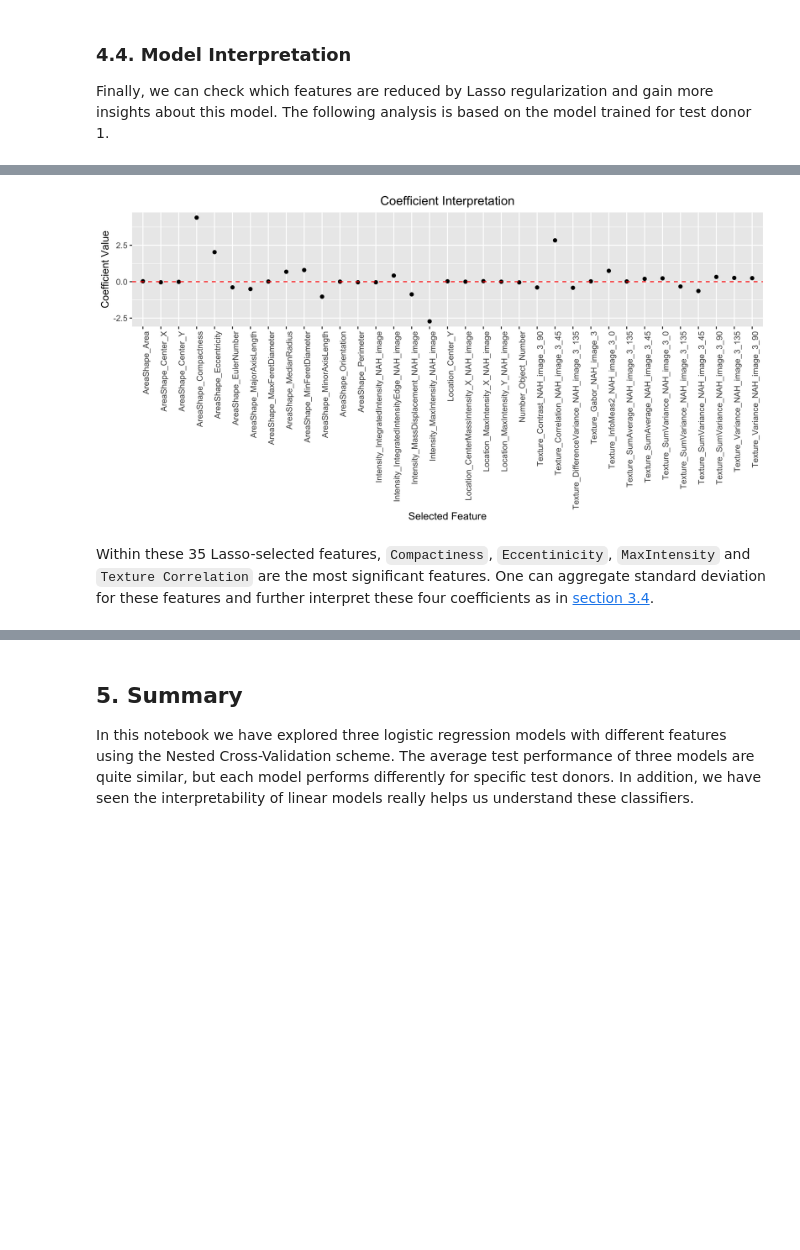
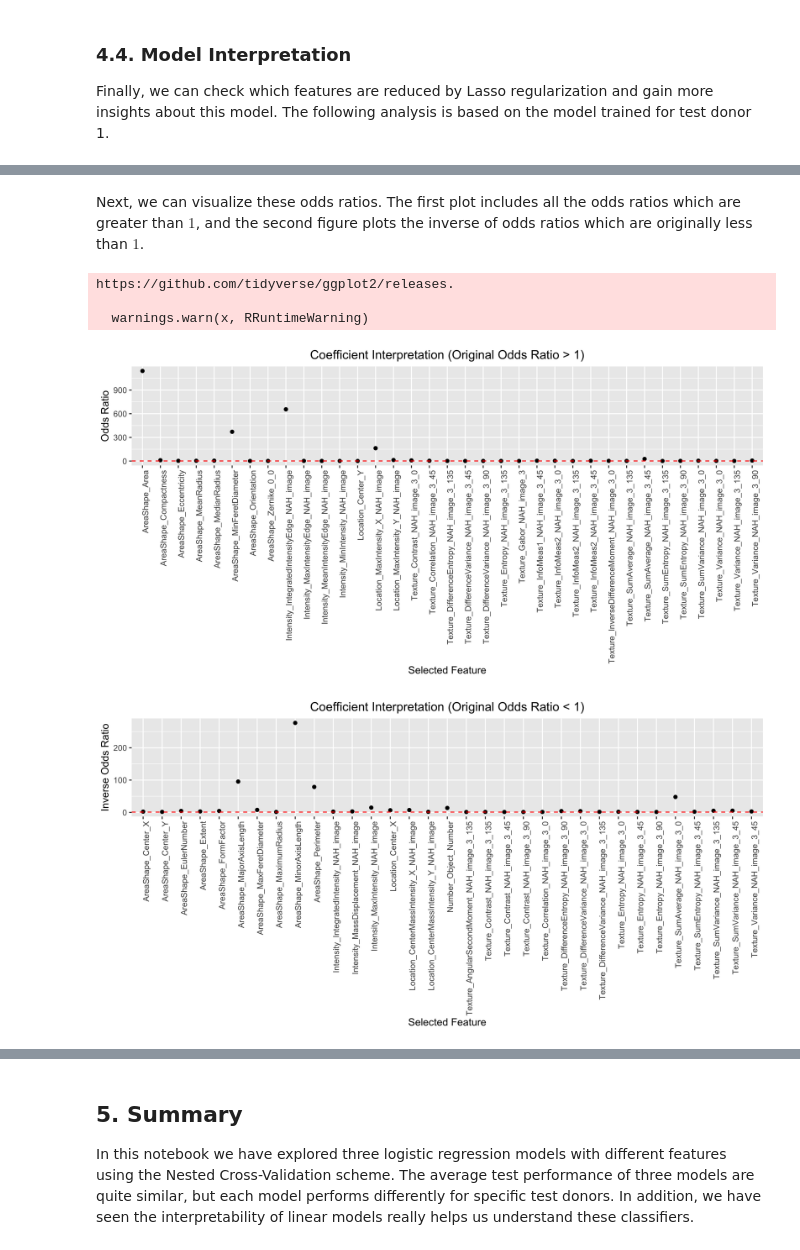
Before and after one commit to gitter-lab/t-cell-classification, a Jupyter notebook: logistic_regression.ipynb, the cells around one changed output, grey strips where cells are left out. Drawn from its saved outputs; the diff is of its cells as text; code cells hidden in the pictures; blank space fills up the shorter version.

Commit message:
Improve cellprofiler feature interpretation, fix rpy2 error

```diff
--- a/logistic_regression.ipynb
+++ b/logistic_regression.ipynb
@@ -112,6 +112,7 @@ def nested_cv(all_data, c_candidates):
 
     best_parameters = {}
     for tid in [1, 2, 3, 5, 6]:
+        print("Finding the best parameter for test donor {}:".format(tid), end='\n\t')
 
         # Validate 4 times for each parameter
         vids = [i for i in [1, 2, 3, 5, 6] if i != tid]
@@ -151,14 +152,12 @@ def nested_cv(all_data, c_candidates):
 
             # Compute the average of 4 validation runs
             average_aps[i] = np.mean(aps)
-            print("The average performance of parameter {} for test donor {} is {:.4f}.".format(
-                c, tid, np.mean(aps)
-            ))
+            print("({} => {:.4f})".format(c, np.mean(aps)), end=' ')
 
         # Now, we have exhaustively considered all parameter candidates. Choose the one giving the
         # best mean average precision score
         current_best_para = c_candidates[np.argmax(average_aps)]
-        print("\tThe best parameter for test donor {} is {}.\n".format(tid, current_best_para))
+        print("\nThe best parameter for test donor {} is {}.\n".format(tid, current_best_para))
         best_parameters[tid] = current_best_para
 
     return best_parameters
@@ -783,6 +786,6 @@ for i, r in cp_df.iterrows():
 Same as before, we start to tune the $\lambda$ value after preparing all training data. In this model, we do not use augmented images, because they have the same CellProfiler features.
 # %%
 # Smaller c gives stronger regularization power
-c_candidates = [0.0001, 0.001, 0.01, 0.1, 1]
+c_candidates = [0.0001, 0.001, 0.01, 0.1, 1, 10, 100, 1000]
 best_parameters = nested_cv(cp_data_dict, c_candidates)
 # %% [output]
@@ -903,19 +909,35 @@ array(['AreaShape_Area', 'AreaShape_Center_X', 'AreaShape_Center_Y',
+# %% [markdown]
+Next, we can visualize these odds ratios. The first plot includes all the odds ratios which are greater than $1$, and the second figure plots the inverse of odds ratios which are originally less than $1$.
 # %%
 %%R -i selected_cp_df -w 10 -h 5 --units in -r 400
 
 library(ggplot2)
-selected_cp_df$feature = factor(selected_cp_df$selected_names)
+selected_cp_df$feature = factor(selected_cp_df$feature)
 
 # Plot the coefficient value vs. feature name
-ggplot(selected_cp_df, aes(x=feature, y=selected_coefs)) +
-    geom_point() +
-    xlab("Selected Feature") +
-    ylab("Coefficient Value") +
-    ggtitle("Coefficient Interpretation") +
-    geom_hline(yintercept=0, linetype="dashed", color = "red") +
-    theme(axis.text.x = element_text(angle = 90, hjust = 1),
-          plot.title = element_text(hjust = 0.5))
+p1 = ggplot(selected_cp_df[which(selected_cp_df$odds_ratios>1),], aes(x=feature, y=odds_ratios)) +
+        geom_point() +
+        xlab("Selected Feature") +
+        ylab("Odds Ratio") +
+        ggtitle("Coefficient Interpretation (Original Odds Ratio > 1)") +
+        geom_hline(yintercept=1, linetype="dashed", color = "red") +
+        theme(axis.text.x = element_text(angle = 90, hjust = 1),
+              plot.title = element_text(hjust = 0.5))
+
+# Plot the coefficient value vs. feature name
+p2 = ggplot(selected_cp_df[which(selected_cp_df$odds_ratios<1),], aes(x=feature, y=1/odds_ratios)) +
+        geom_point() +
+        xlab("Selected Feature") +
+        ylab("Inverse Odds Ratio") +
+        ggtitle("Coefficient Interpretation (Original Odds Ratio < 1)") +
+        geom_hline(yintercept=1, linetype="dashed", color = "red") +
+        theme(axis.text.x = element_text(angle = 90, hjust = 1),
+              plot.title = element_text(hjust = 0.5))
+print(p1)
+print(p2)
 # %% [output]
+https://github.com/tidyverse/ggplot2/releases.
+
+  warnings.warn(x, RRuntimeWarning)
-[figure, old version]
+[figure, new version]
+[figure, added]
-# %% [markdown]
-Within these 35 Lasso-selected features, `Compactiness`, `Eccentinicity`, `MaxIntensity` and `Texture Correlation` are the most significant features. One can aggregate standard deviation for these features and further interpret these four coefficients as in [section 3.4](#3.4.-Model-Interpretation).
```
Also changed, not shown: parts of 14 cells of this notebook.
